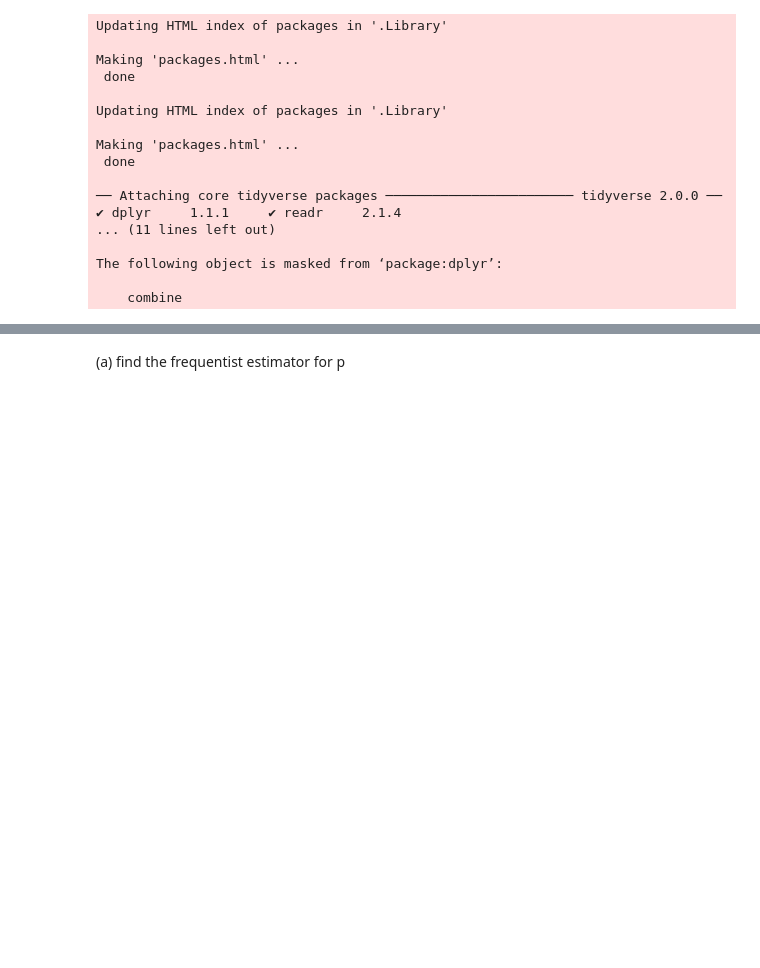
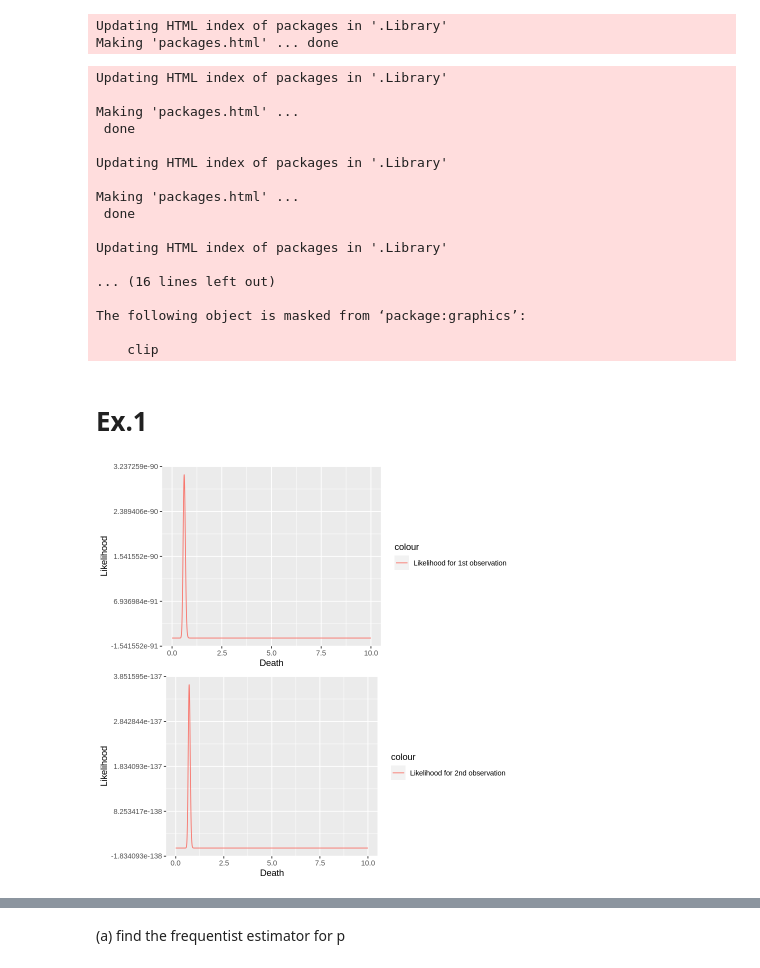
Before and after one commit to vepe99/Advance-Statistics-for-Physics-Analysis-, a Jupyter notebook: Lab5/Viterbo_Giuseppe_rlab05.ipynb, the cells around one changed output, grey strips where cells are left out. Cells and saved outputs as stored; diff of their text form; code cells hidden in the pictures; blank space fills up the shorter version.

```diff
--- a/Lab5/Viterbo_Giuseppe_rlab05.ipynb
+++ b/Lab5/Viterbo_Giuseppe_rlab05.ipynb
@@ -1,11 +1,22 @@
+# %%
+install.packages('gridExtra')
+
+library(rjags)
+library(coda)
+library(tidyverse)
+library(gridExtra)
+# %% [output]
+Updating HTML index of packages in '.Library'
+Making 'packages.html' ... done
 # %%
-#library(rjags)
-install.packages('gridExtra')
-install.packages('emdbook')
+# install.packages('gridExtra')
+# install.packages('emdbook')
+# install.packages('ramify')
 
-library(tidyverse)
-library(gridExtra)
-library(emdbook)
+# library(tidyverse)
+# library(gridExtra)
+# library(emdbook)
+# library(ramify)
 # %% [output]
 Updating HTML index of packages in '.Library'
 
@@ -17,10 +28,45 @@ Updating HTML index of packages in '.Library'
 Making 'packages.html' ...
  done
 
-── Attaching core tidyverse packages ──────────────────────── tidyverse 2.0.0 ──
-✔ dplyr     1.1.1     ✔ readr     2.1.4
-... (11 lines left out)
+Updating HTML index of packages in '.Library'
 
-The following object is masked from ‘package:dplyr’:
+... (16 lines left out)
 
-    combine
+The following object is masked from ‘package:graphics’:
+
+    clip
+# %% [markdown]
+# Ex.1
+# %%
+# two observation
+n_1 <- c(rep(0, times=109), rep(1, times = 65), rep(2, times=22), rep(3, times=3), rep(4, times=1))
+n_2 <- c(rep(0, times=144), rep(1, times = 91), rep(2, times=32), rep(3, times=11), rep(4, times=2))
+
+delta.t <- 0.001
+lambda_list <- seq(from=0, to=10, by=delta.t)
+#likelihood for the two observation are both poisson
+pois <- function(n_i, lambda_list){
+            p_i_like <- 1 #rep(1, times = length(lambda_list))
+            for (n in n_i){
+                p_i_like <- p_i_like * dpois(x=n, lambda=lambda_list)
+                }
+            return(p_i_like)
+            }
+
+#compute the two likelihood separatly for the two observation
+p_1_like <- pois(n_1,  lambda_list)
+p_2_like <- pois(n_2,  lambda_list)
+
+
+#plot
+ggplot() +
+geom_line(aes(lambda_list, p_1_like, color='Likelihood for 1st observation')) +
+labs(x='Death', y='Likelihood') -> plot_like_1
+
+ggplot() +
+geom_line(aes(lambda_list, p_2_like, color='Likelihood for 2nd observation')) +
+labs(x='Death', y='Likelihood') -> plot_like_2
+
+grid.arrange(grobs=list(plot_like_1, plot_like_2), nrow=2)
+# %% [output]
+[figure, added]
```
Also changed, not shown: parts of 29 cells of this notebook, 2 other files.
